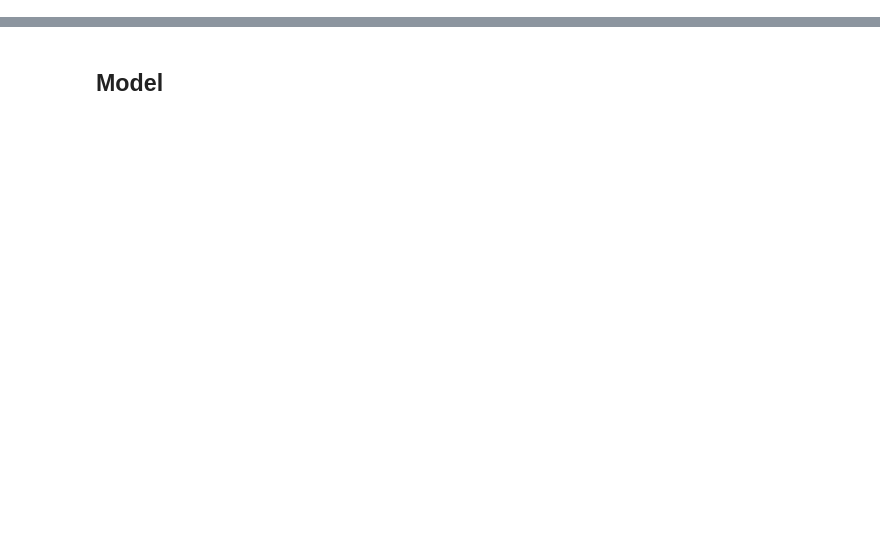
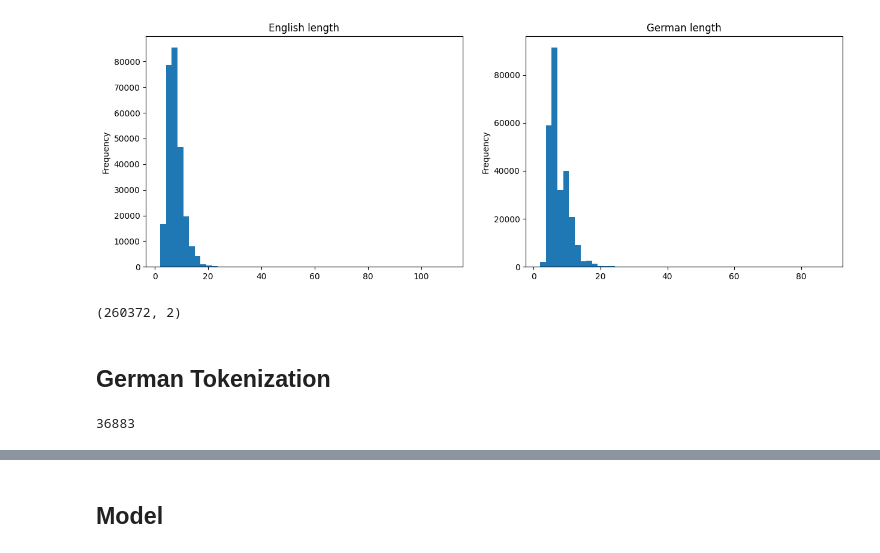
Before and after one commit to nomomon/NLP-course-project, a Jupyter notebook: notebook.ipynb, the cells around one changed output, grey strips where cells are left out. Cells and saved outputs as stored; diff of their text form; code cells hidden in the pictures; blank space fills up the shorter version.

```diff
--- a/notebook.ipynb
+++ b/notebook.ipynb
@@ -225,0 +28,5 @@ array([  0, 378,   6,  52, 106,  26,  60,   6,  20, 189,   1,   3,   3,
+# %%
+df = pd.read_csv("deu.txt", sep="\t", header=None)
+df.columns=["eng", "ger", "attr"]
+df.drop(columns=["attr"], inplace=True)
+df.head()
@@ -225,0 +42,16 @@ array([  0, 378,   6,  52, 106,  26,  60,   6,  20, 189,   1,   3,   3,
+# %%
+def prep(sentence):
+    sentence = sentence.lower().strip()
+    sentence = re.sub(r"([?.!,¿])", r" \1 ", sentence)
+    sentence = re.sub(r'[" "]+', " ", sentence)
+    sentence = re.sub(r"[^a-zA-ZäöüÄÖÜß?.!,¿]+", " ", sentence)
+    sentence = sentence.strip()
+    return sentence
+
+print(prep("Hello, how are you?"))
+print(prep("I am fine, thank you."))
+
+# test in german (umlaut)
+print(prep("Hallo, wie geht es dir?"))
+print(prep("Mir geht es gut, danke."))
+print(prep("Bäcker können sehr viele verschiedene Sorten Brot machen, auch süßes Gebäck"))
@@ -225,0 +64,6 @@ array([  0, 378,   6,  52, 106,  26,  60,   6,  20, 189,   1,   3,   3,
+# %%
+df["eng"] = df["eng"].apply(prep)
+df["ger"] = df["ger"].apply(prep)
+
+print(df.shape)
+df.head()
@@ -225,0 +78,21 @@ array([  0, 378,   6,  52, 106,  26,  60,   6,  20, 189,   1,   3,   3,
+# %%
+# visualize sentence lengths
+fig, axs = plt.subplots(1, 2, figsize=(15, 5))
+
+df["eng"].apply(lambda x: len(x.split(" "))).plot(kind="hist", bins=50, ax=axs[0], title="English length")
+df["ger"].apply(lambda x: len(x.split(" "))).plot(kind="hist", bins=50, ax=axs[1], title="German length")
+plt.show()
+# %% [output]
+[figure, added]
+# %%
+eng_max_len = 20
+ger_max_len = 20
+
+df = df[df["eng"].apply(lambda x: len(x.split(" "))) <= eng_max_len]
+df = df[df["ger"].apply(lambda x: len(x.split(" "))) <= ger_max_len]
+
+df.shape
+# %% [output]
+(260372, 2)
+# %% [markdown]
+## German Tokenization
@@ -225,0 +104,13 @@ array([  0, 378,   6,  52, 106,  26,  60,   6,  20, 189,   1,   3,   3,
+# %%
+# make german tokenizer
+ger_tokenizer = Tokenizer(filters="", oov_token="<unk>")
+ger_tokenizer.fit_on_texts(df["ger"].values)
+
+# add padding and start/end tokens
+ger_tokenizer.word_index["<pad>"] = 0
+ger_tokenizer.index_word[0] = "<pad>"
+ger_vocab_size = len(ger_tokenizer.word_index)
+
+ger_vocab_size
+# %% [output]
+36883
```
Also changed, not shown: parts of 61 cells of this notebook, 1 other file.
